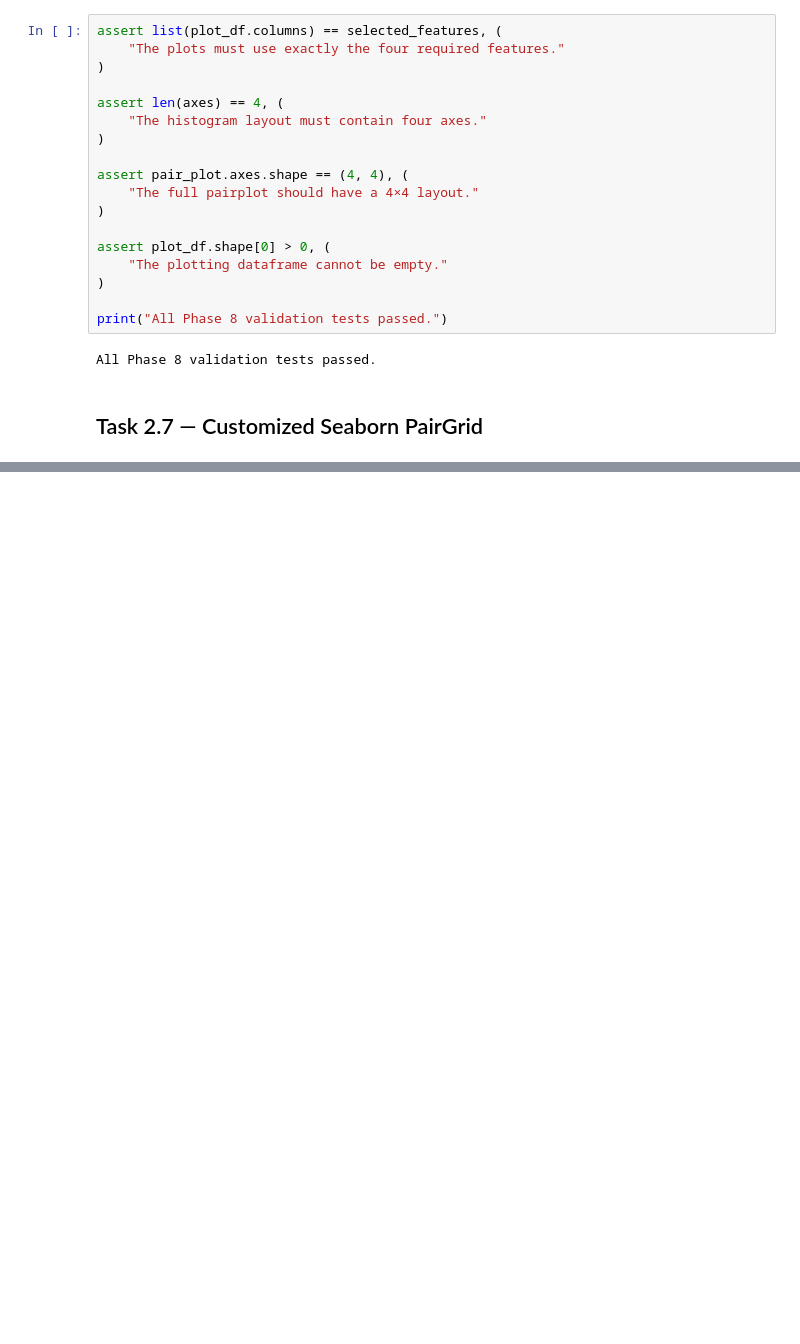
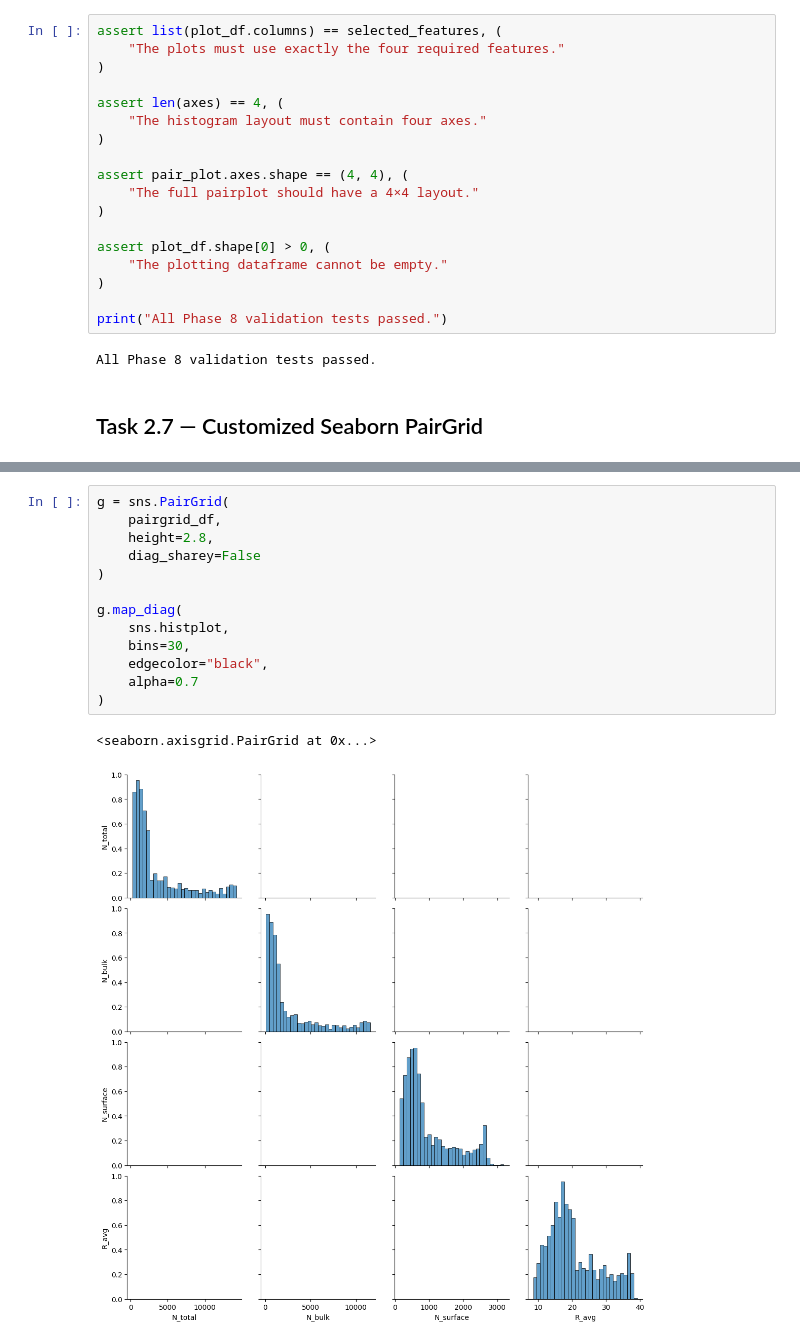
Before and after one commit to ramzymhafeel/SE4050-Deep-Learning-Lab-01, a Jupyter notebook: notebooks/SE4050_Lab01_Task2.ipynb, the cells around one changed output, grey strips where cells are left out. Cells and saved outputs as stored; diff of their text form; blank space fills up the shorter version.

```diff
--- a/notebooks/SE4050_Lab01_Task2.ipynb
+++ b/notebooks/SE4050_Lab01_Task2.ipynb
@@ -1254,0 +1322,16 @@ All Phase 8 validation tests passed.
+# %%
+g = sns.PairGrid(
+    pairgrid_df,
+    height=2.8,
+    diag_sharey=False
+)
+
+g.map_diag(
+    sns.histplot,
+    bins=30,
+    edgecolor="black",
+    alpha=0.7
+)
+# %% [output]
+<seaborn.axisgrid.PairGrid at 0x...>
+[figure, added]
```
Also changed, not shown: parts of 14 cells of this notebook.
